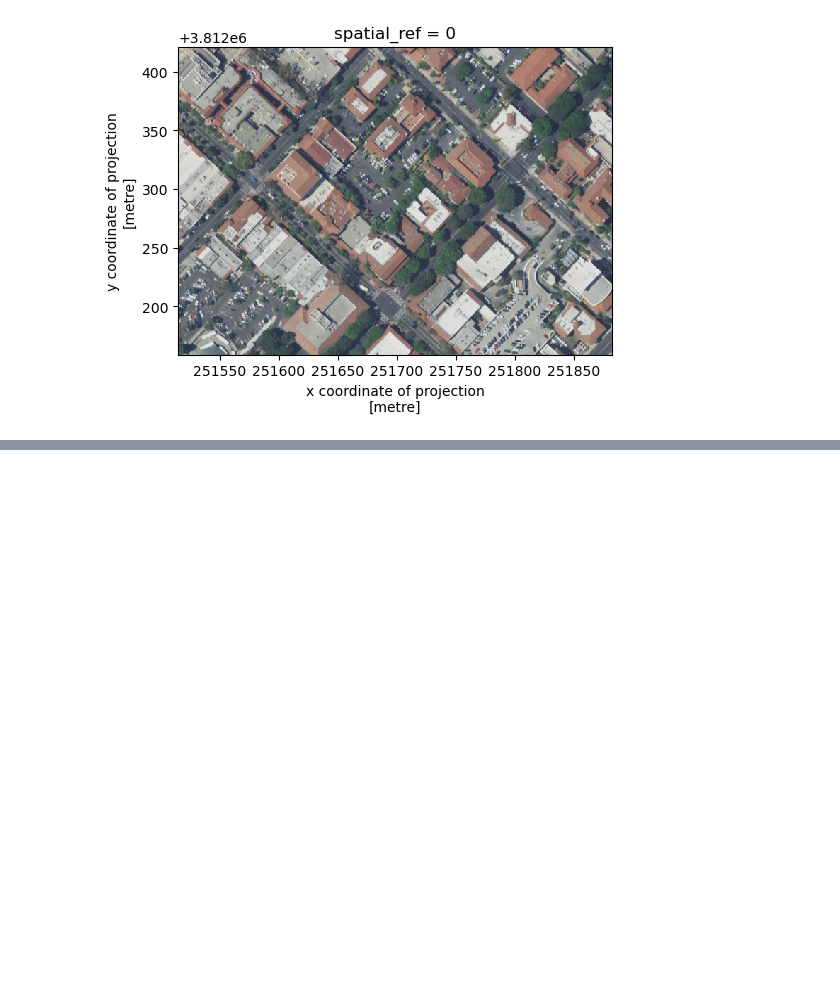
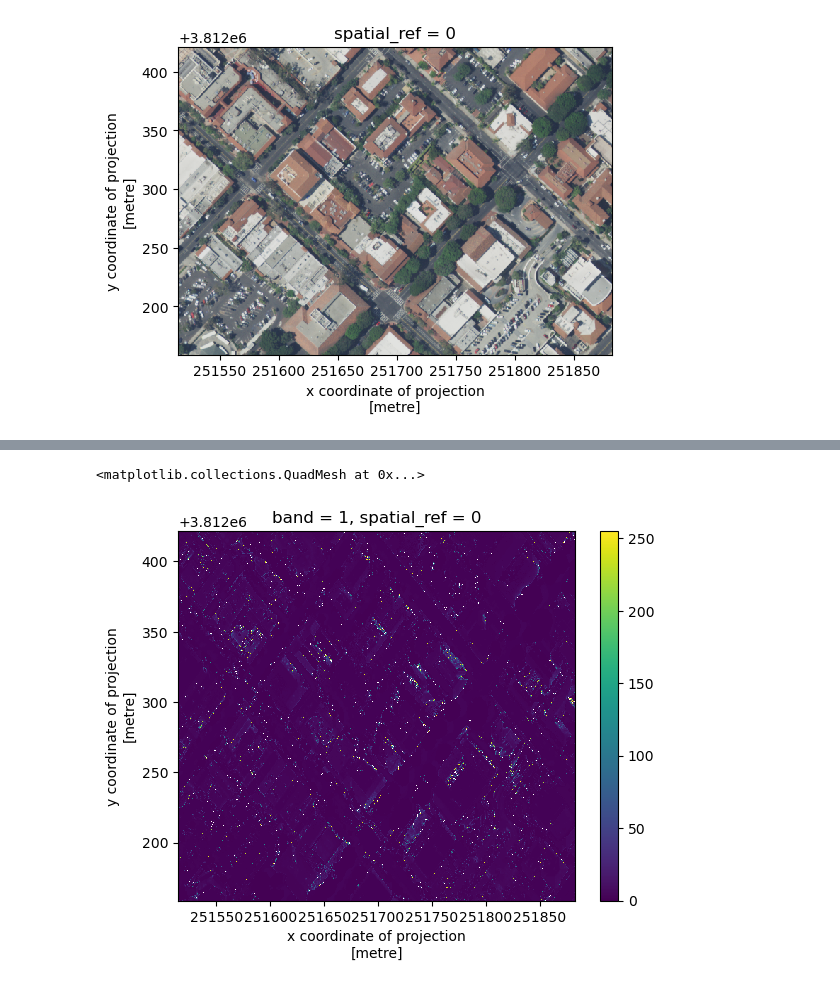
Before and after one commit to annieradams/eds220-week6, a Jupyter notebook: lesson2.ipynb, the cells around one changed output, grey strips where cells are left out. Drawn from its saved outputs; the diff is of its cells as text; code cells hidden in the pictures; blank space fills up the shorter version.

```diff
--- a/lesson2.ipynb
+++ b/lesson2.ipynb
@@ -240,0 +254,3 @@ rgb_small.plot.imshow(size = size, aspect = aspect)
+# %%
+red = rgb_small.sel(band = 1)
+red
@@ -240,0 +287,6 @@ rgb_small.plot.imshow(size = size, aspect = aspect)
+# %%
+ndvi = (nir_small - red)/ (nir_small + red)
+ndvi.plot()
+# %% [output]
+<matplotlib.collections.QuadMesh at 0x...>
+[figure, added]
```
Also changed, not shown: parts of 13 cells of this notebook.
